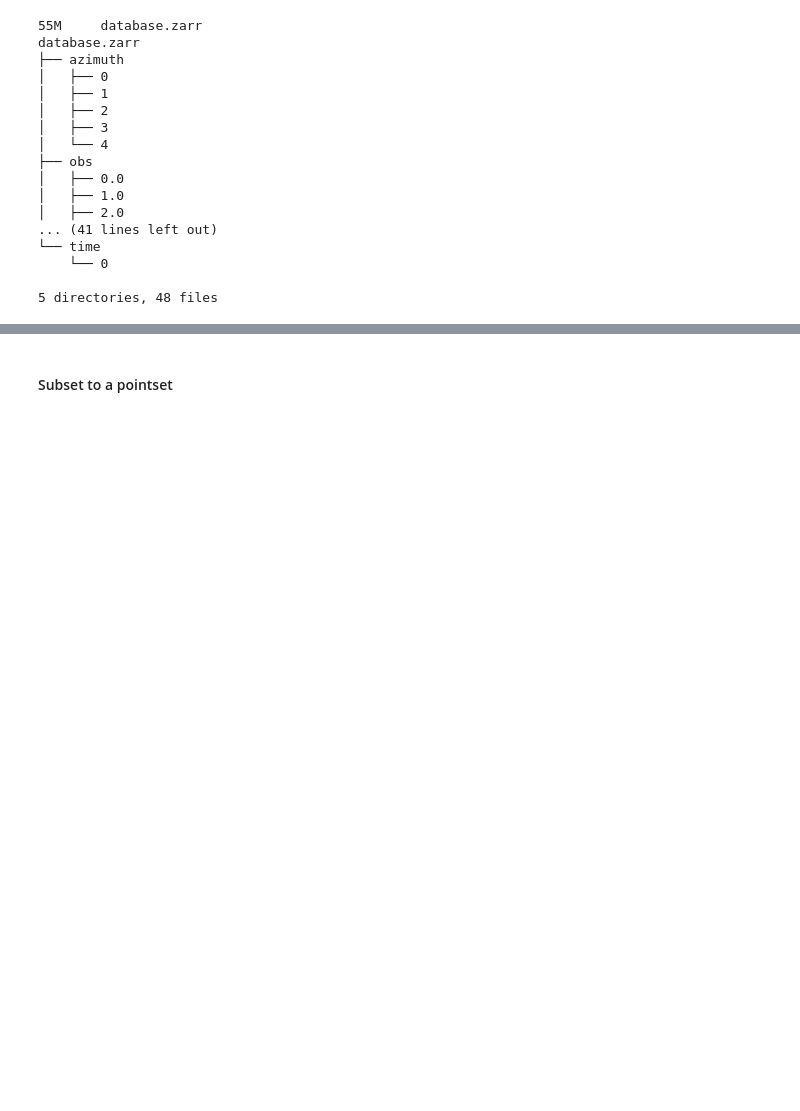
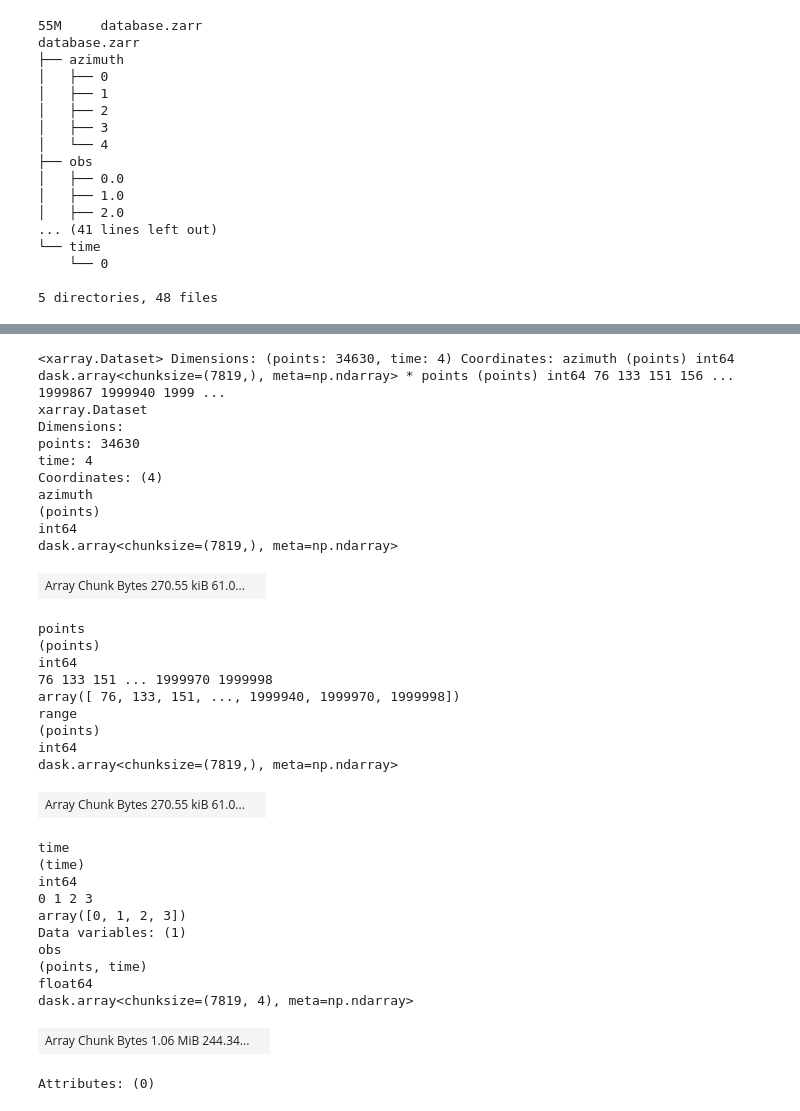
Before and after one commit to MotionbyLearning/example_scripts, a Jupyter notebook: xarray_insar_example.ipynb, the cells around one changed output, grey strips where cells are left out. Saved outputs shown, nothing was run; the diff lists cells and outputs as text; code cells hidden in the pictures; blank space fills up the shorter version.

```diff
--- a/xarray_insar_example.ipynb
+++ b/xarray_insar_example.ipynb
@@ -229,0 +212,3 @@ ds_pointset.unstack()
+# %%
+ds_pointset = xr.open_zarr("database.zarr")
+ds_pointset
@@ -230,5 +249,40 @@ ds_pointset.unstack()
 # %%
 # Select the low std pixels
-mask = ds.obs.std(axis=0)<0.5
-print(mask.sum())
-mask.plot()
+mask = ds_pointset.obs.std(axis=1)<0.5
+ds_pointset_masked = ds_pointset.where(mask)
+ds_pointset_masked = ds_pointset_masked.dropna('points', subset=['obs'])
+ds_pointset_masked
+# %% [output]
+<xarray.Dataset> Dimensions: (points: 34630, time: 4) Coordinates: azimuth (points) int64 dask.array<chunksize=(7819,), meta=np.ndarray> * points (points) int64 76 133 151 156 ... 1999867 1999940 1999 ...
+xarray.Dataset
+Dimensions:
+points: 34630
+time: 4
+Coordinates: (4)
+azimuth
+(points)
+int64
+dask.array<chunksize=(7819,), meta=np.ndarray>
+| Array Chunk Bytes 270.55 kiB 61.0... |  |
+points
+(points)
+int64
+76 133 151 ... 1999970 1999998
+array([ 76, 133, 151, ..., 1999940, 1999970, 1999998])
+range
+(points)
+int64
+dask.array<chunksize=(7819,), meta=np.ndarray>
+| Array Chunk Bytes 270.55 kiB 61.0... |  |
+time
+(time)
+int64
+0 1 2 3
+array([0, 1, 2, 3])
+Data variables: (1)
+obs
+(points, time)
+float64
+dask.array<chunksize=(7819, 4), meta=np.ndarray>
+| Array Chunk Bytes 1.06 MiB 244.34... |  |
+Attributes: (0)
@@ -242,2 +288,0 @@ ds0.obs.plot()
-# %% [markdown]
-#### Subset to a pointset
```
Also changed, not shown: parts of 41 cells of this notebook.
